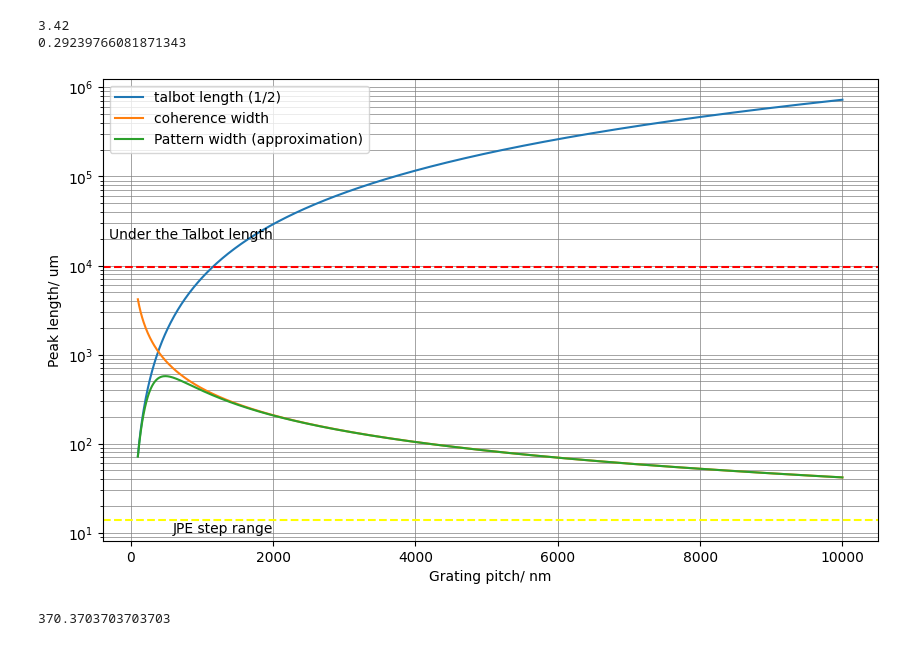
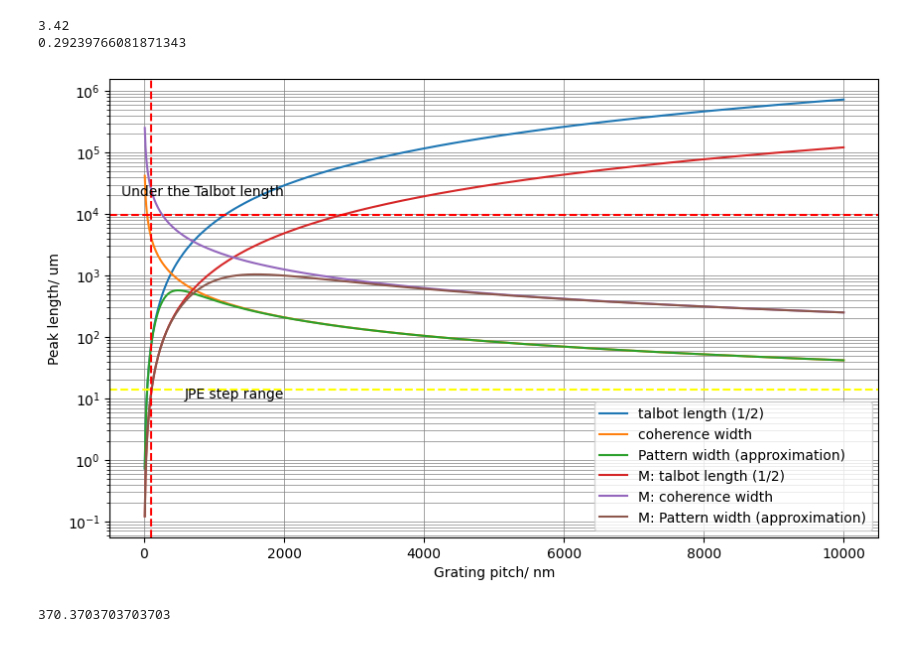
Before and after one commit to rw588/ETH-Simulations, a Jupyter notebook: Talbot-gratings/talbot-grating.ipynb, the cells around one changed output. Cells and saved outputs as stored; diff of their text form; code cells hidden in the pictures.

```diff
--- a/Talbot-gratings/talbot-grating.ipynb
+++ b/Talbot-gratings/talbot-grating.ipynb
@@ -81,7 +81,7 @@ print(1/x)
 0.29239766081871343
 # %%
 #now a TL vs TCW plot
-gratingPitch = np.arange(100, 10001, 10)
+gratingPitch = np.arange(10, 10001, 10)
 
 #in nm
 #Xrays
@@ -110,32 +110,65 @@ for pitch in gratingPitch:
     #    minimum.append(cw)
     #talbot length outputs in nm (as we gave in nm)
     #tcw output in mm
+# %%
+#now for muonium
+#now a TL vs TCW plot
+gratingPitch = np.arange(10, 10001, 10)
+
+#in nm
+#Muonium
+wavelength = 1.65
+L = 20
+OF = 0.5
+
+MtalbotLength = []
+McoherenceWidth = []
+Mminimum = []
+
+#peak length
+#choose tcw or TL
+for pitch in gratingPitch:
+    tl = htal(pitch, wavelength)/(1-OF)/10**3
+    cw = tcw(wavelength, L, pitch, OF)*10**3
+    MtalbotLength.append(tl)
+    McoherenceWidth.append(cw)
+    Mminimum.append(1/(1/cw + 1/tl))
+
+    #if tl < cw:
+    #    minimum.append(tl)
+    #else:
+    #    minimum.append(cw)
+    #talbot length outputs in nm (as we gave in nm)
+    #tcw output in mm
 # %%
 plt.figure(figsize=(10,6))
 plt.plot(gratingPitch, talbotLength, label='talbot length (1/2)')
 plt.plot(gratingPitch, coherenceWidth, label='coherence width')
 plt.plot(gratingPitch, minimum, label='Pattern width (approximation)')
+plt.plot(gratingPitch, MtalbotLength, label='M: talbot length (1/2)')
+plt.plot(gratingPitch, McoherenceWidth, label='M: coherence width')
+plt.plot(gratingPitch, Mminimum, label='M: Pattern width (approximation)')
 plt.xlabel('Grating pitch/ nm')
 plt.yscale('log')
 plt.ylabel('Peak length/ um')
 plt.legend()
 plt.grid(True, which='both', linestyle='-', linewidth=0.5, color='gray')
 
 #Near field conditions
 plt.axhline(y=9750, color='red', linestyle='--', label='1 Talbot length')
 plt.text(2000, 20000, 'Under the Talbot length', horizontalalignment='right')
 
 #JPE stepping
 plt.axhline(y=14, color='yellow', linestyle='--', label='JPE step range')
 plt.text(2000, 10, 'JPE step range', horizontalalignment='right')
 
-
+plt.axvline(x=100, color='red', linestyle='--', label='100nm')
 
 plt.show()
 
 #plt.axvline()
 # %% [output]
-[figure, old version]
+[figure, new version]
 # %%
 #near field conditions
 #talbot length < 9mm
```
Also changed, not shown: 37 other files.
